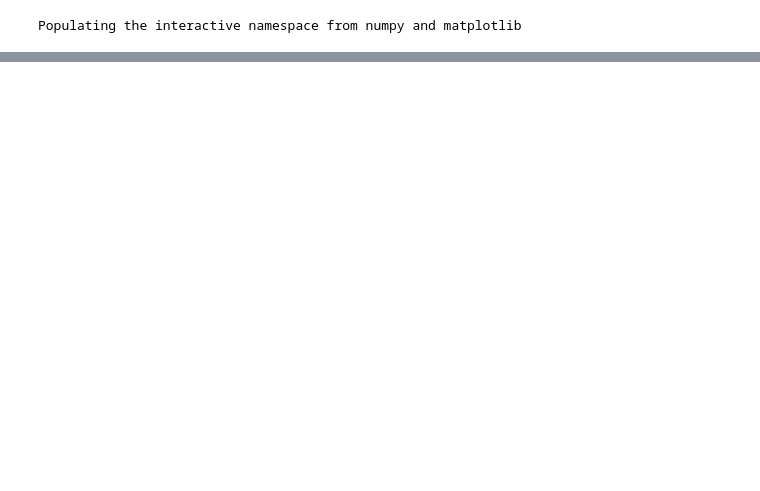
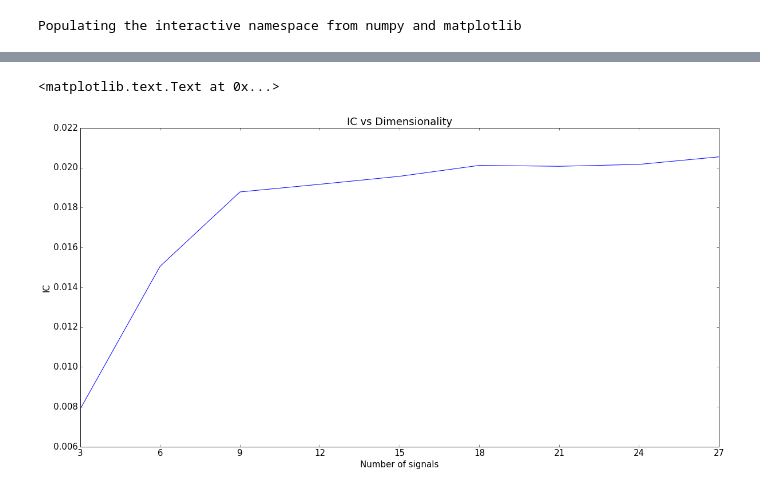
Before and after one commit to Raghuramkowdeed/afp, a Jupyter notebook: notebooks/glmnet.ipynb, the cells around one changed output, grey strips where cells are left out. Cells and saved outputs as stored; diff of their text form; code cells hidden in the pictures; blank space fills up the shorter version.

```diff
--- a/notebooks/glmnet.ipynb
+++ b/notebooks/glmnet.ipynb
@@ -314,0 +116,11 @@ df[ ['l_corr', 'nl_corr', 'comb_ic']].plot()
+# %%
+from pylab import rcParams
+rcParams['figure.figsize'] = 20, 10
+rcParams['font.size']=  15
+pylab.title('IC vs Dimensionality')
+corr_df.mean(axis=0).plot()
+pylab.xlabel('Number of signals')
+pylab.ylabel('IC')
+# %% [output]
+<matplotlib.text.Text at 0x...>
+[figure, added]
```
Also changed, not shown: parts of 39 cells of this notebook, 9 other files.
